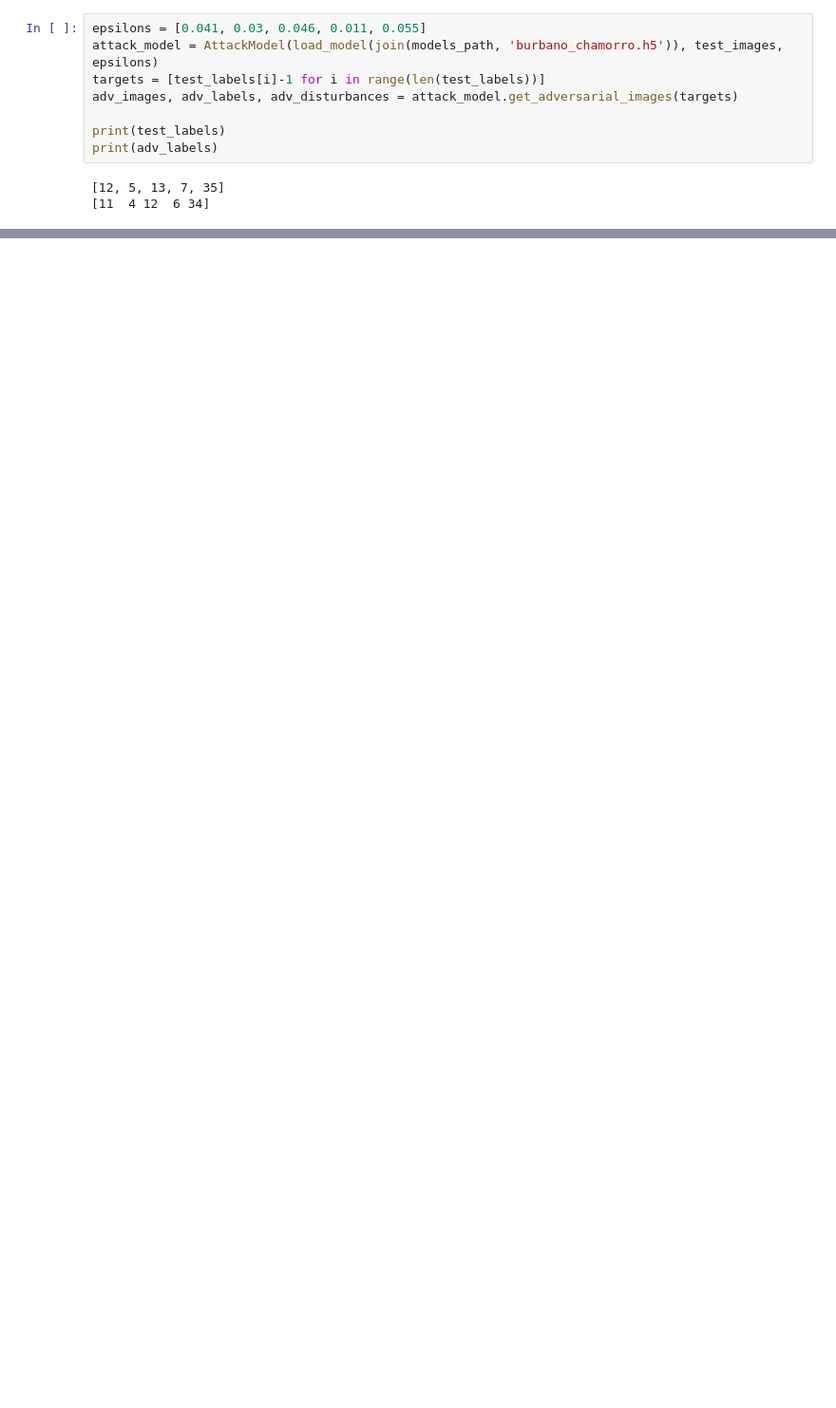
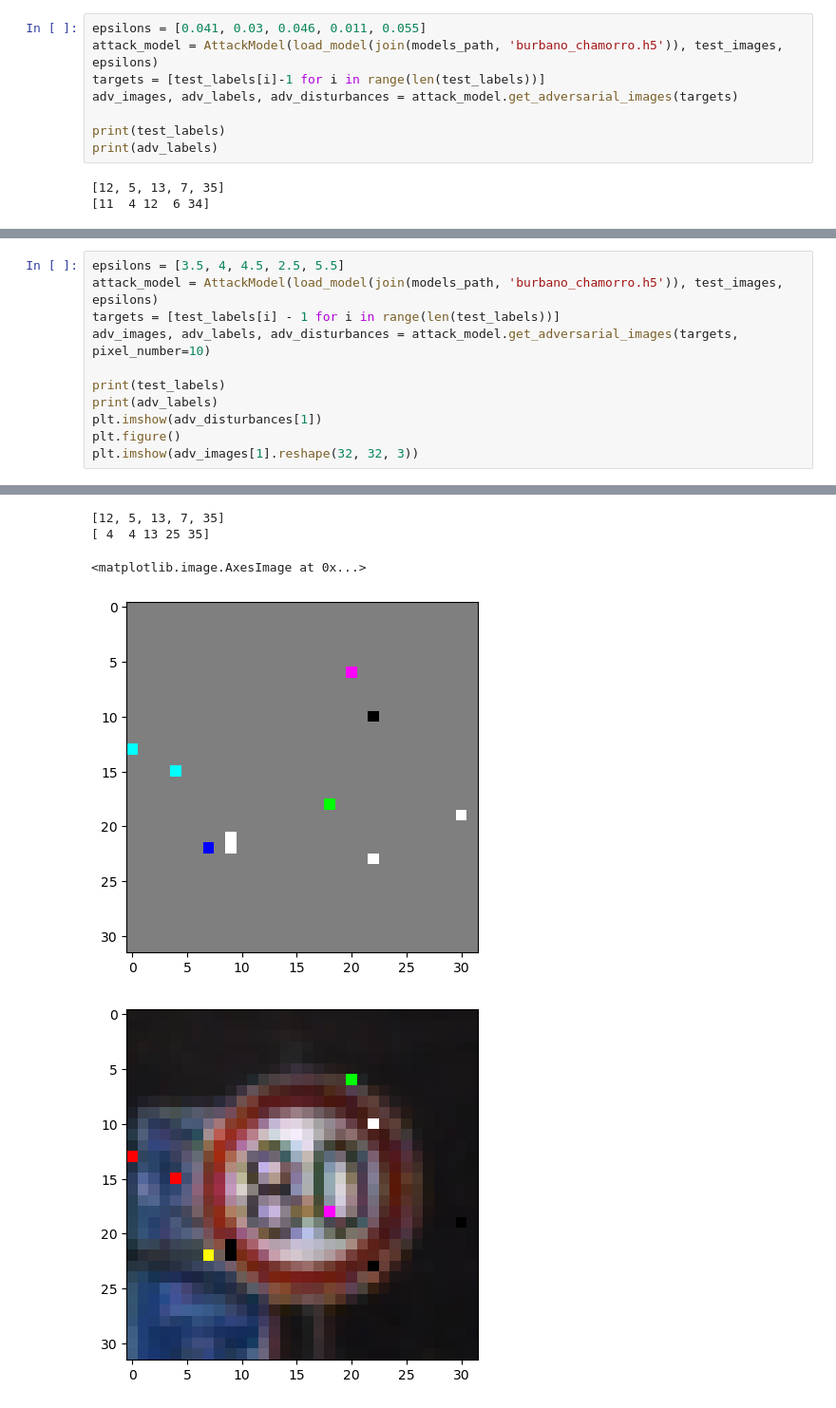
Before and after one commit to DonovanSB/talleres-rl, a Jupyter notebook: taller_ataques.ipynb, the cells around one changed output, grey strips where cells are left out. Shown: that part at 95% size. Saved outputs shown, nothing was run; the diff lists cells and outputs as text; blank space fills up the shorter version.

```diff
--- a/taller_ataques.ipynb
+++ b/taller_ataques.ipynb
@@ -209,0 +211,12 @@ ValueError: not enough values to unpack (expected 4, got 3)
+# %%
+epsilons = [3.5, 4, 4.5, 2.5, 5.5]
+attack_model = AttackModel(load_model(join(models_path, 'burbano_chamorro.h5')), test_images, epsilons)
+targets = [test_labels[i] - 1 for i in range(len(test_labels))]
+adv_images, adv_labels, adv_disturbances = attack_model.get_adversarial_images(targets, pixel_number=10)
+
+print(test_labels)
+print(adv_labels)
+plt.imshow(adv_disturbances[1])
+plt.figure()
+plt.imshow(adv_images[1].reshape(32, 32, 3))
+# %% [output]
@@ -209,0 +224,5 @@ ValueError: not enough values to unpack (expected 4, got 3)
+[12, 5, 13, 7, 35]
+[ 4  4 13 25 35]
+<matplotlib.image.AxesImage at 0x...>
+[figure, added]
+[figure, added]
```
Also changed, not shown: parts of 18 cells of this notebook, 1 other file.
